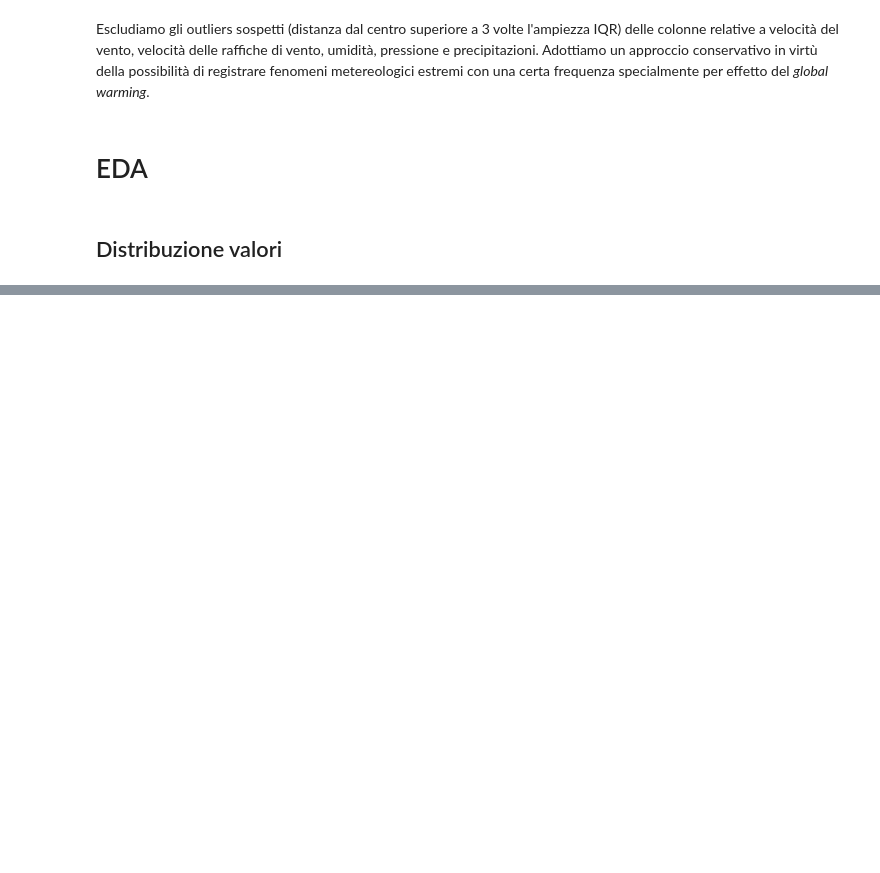
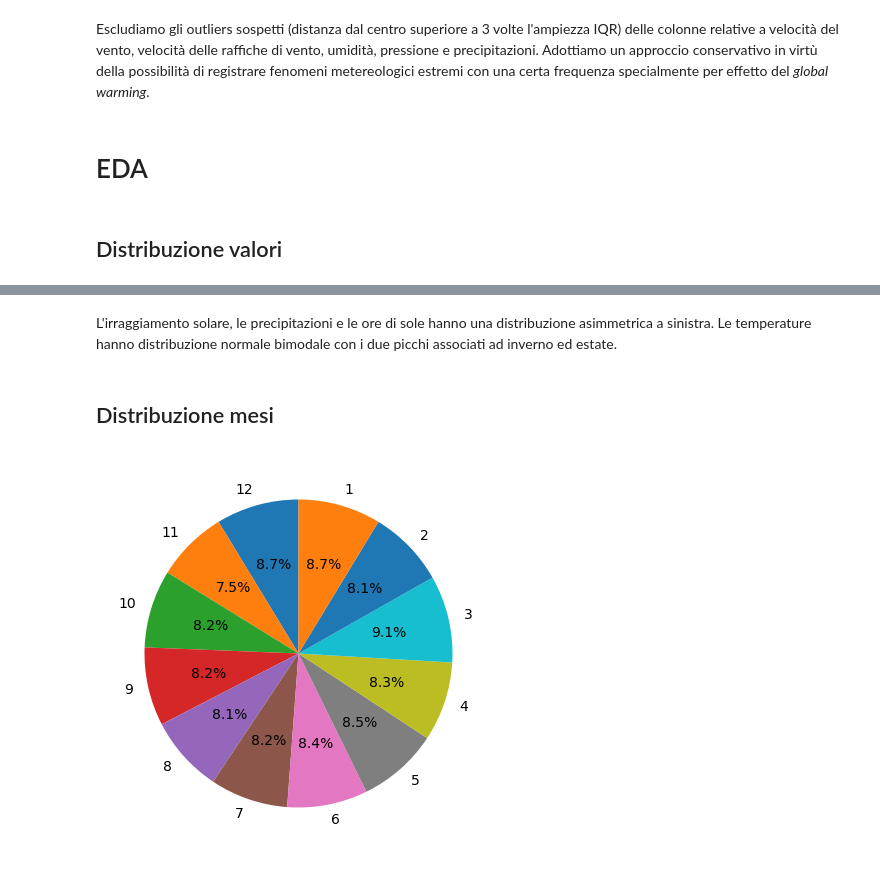
Before and after one commit to aka-buccia/progetto-statistica, a Jupyter notebook: reports/report.ipynb, the cells around one changed output, grey strips where cells are left out. Saved outputs shown, nothing was run; the diff lists cells and outputs as text; code cells hidden in the pictures; blank space fills up the shorter version.

```diff
--- a/reports/report.ipynb
+++ b/reports/report.ipynb
@@ -282,0 +283,15 @@ plt.show()
+# %% [markdown]
+L'irraggiamento solare, le precipitazioni e le ore di sole hanno una distribuzione asimmetrica a sinistra. Le temperature hanno distribuzione normale bimodale con i due picchi associati ad inverno ed estate.
+# %% [markdown]
+## Distribuzione mesi
+# %%
+#Ripartizione dei record nei vari mesi dell'anno
+plt.figure(figsize = (5,5))
+temp = df["MONTH"].value_counts().sort_index()[::-1]
+plt.pie(temp.values,
+        labels = temp.index,
+        startangle = 90,
+        autopct='%.1f%%')
+plt.show()
+# %% [output]
+[figure, added]
```
Also changed, not shown: parts of 19 cells of this notebook, 1 other file.
